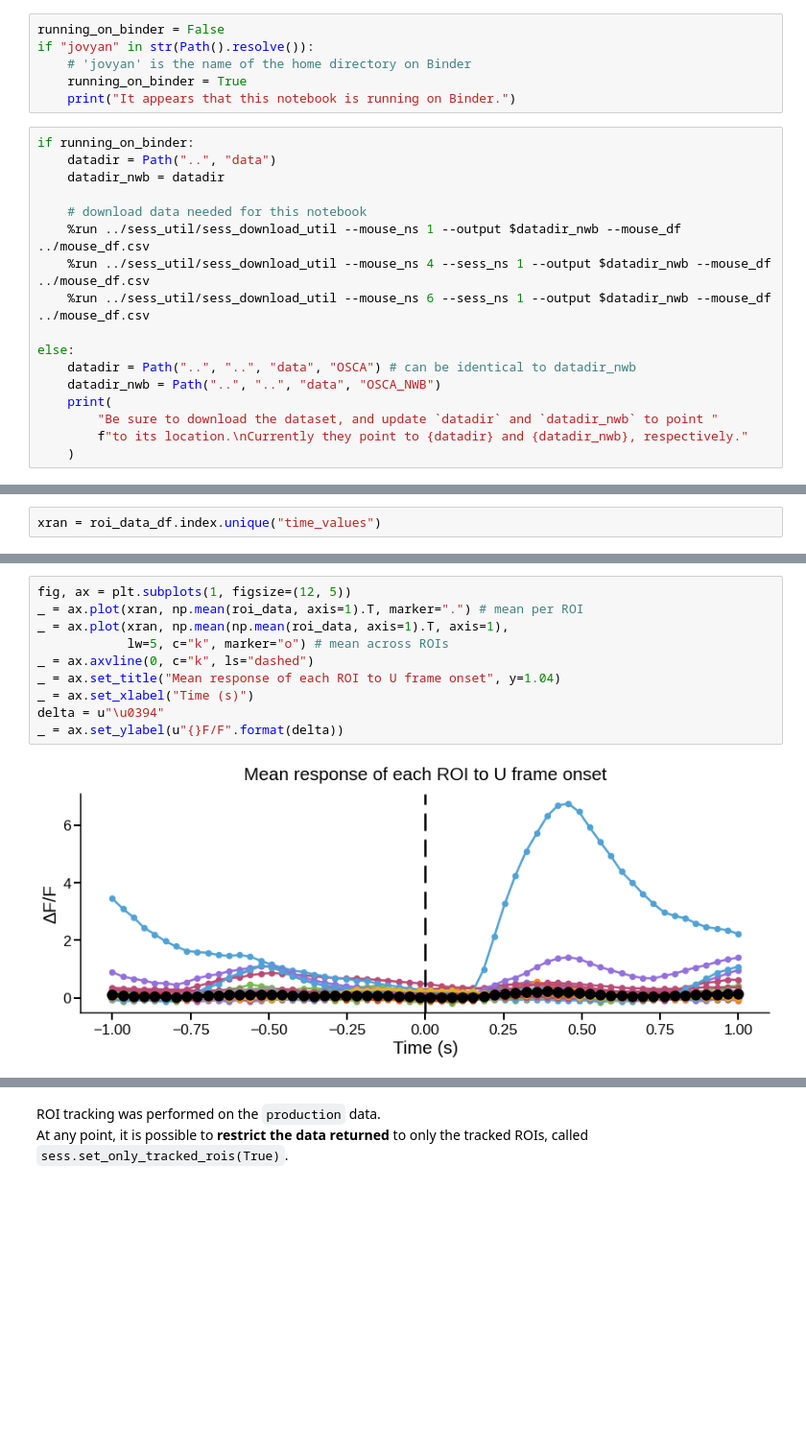
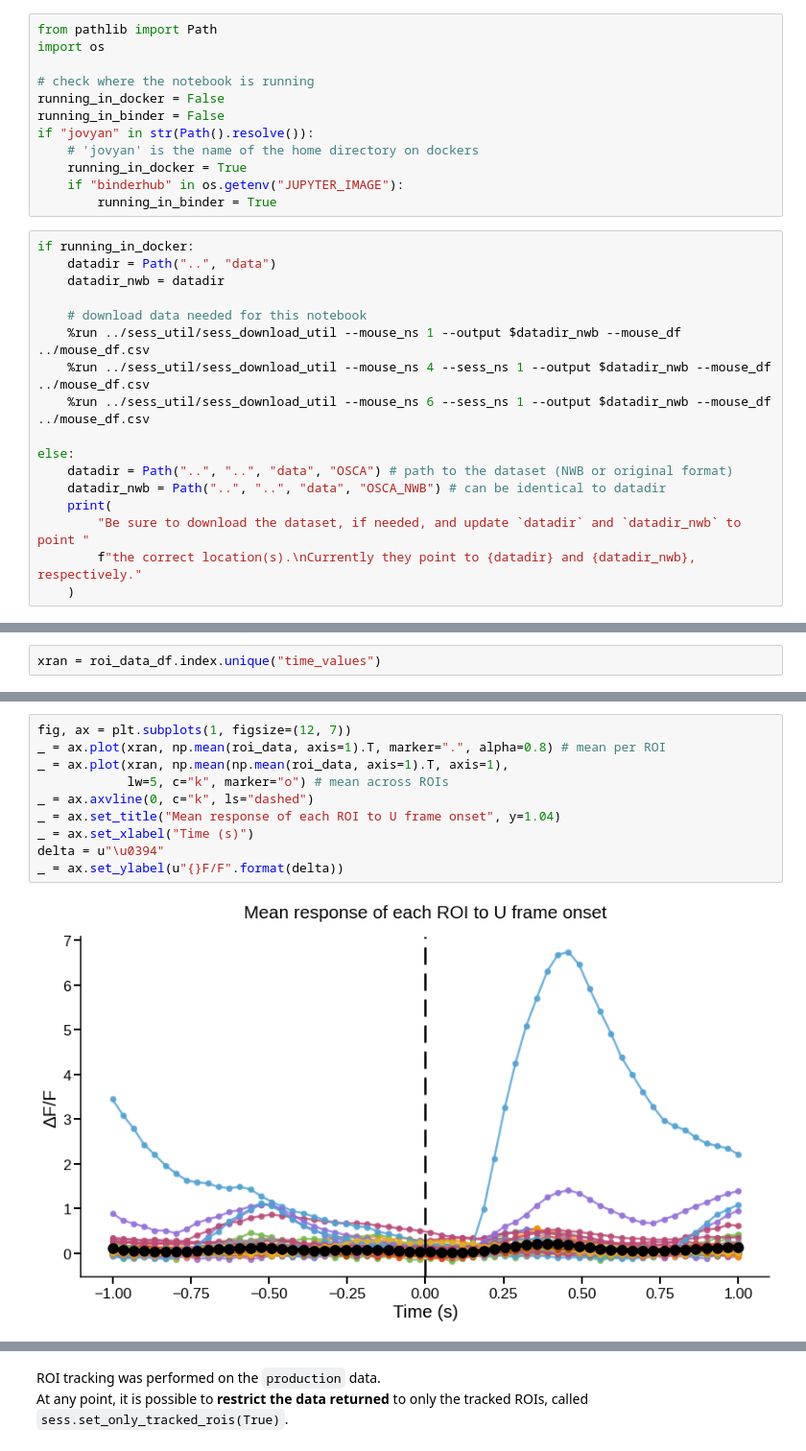
Before and after one commit to colleenjg/OpenScope_CA_Analysis, a Jupyter notebook: examples/session_demonstration_script.ipynb, the cells around one changed output, grey strips where cells are left out. Shown at 96% size. Drawn from its saved outputs; the diff is of its cells as text; blank space fills up the shorter version.

Commit message:
Updates to the notebooks to differentiate use in Binder versus a docker generally.

```diff
--- a/examples/session_demonstration_script.ipynb
+++ b/examples/session_demonstration_script.ipynb
@@ -40,11 +43,17 @@ If the notebook is running on Binder, the dataset is downloaded in NWB format fr
 # %%
-running_on_binder = False
+from pathlib import Path
+import os
+
+# check where the notebook is running
+running_in_docker = False
+running_in_binder = False
 if "jovyan" in str(Path().resolve()):
-    # 'jovyan' is the name of the home directory on Binder
-    running_on_binder = True
-    print("It appears that this notebook is running on Binder.")
+    # 'jovyan' is the name of the home directory on dockers
+    running_in_docker = True
+    if "binderhub" in os.getenv("JUPYTER_IMAGE"):
+        running_in_binder = True
 # %%
-if running_on_binder:
+if running_in_docker:
     datadir = Path("..", "data")
     datadir_nwb = datadir
 
@@ -54,10 +63,10 @@ if running_on_binder:
     %run ../sess_util/sess_download_util --mouse_ns 6 --sess_ns 1 --output $datadir_nwb --mouse_df ../mouse_df.csv
 
 else:
-    datadir = Path("..", "..", "data", "OSCA") # can be identical to datadir_nwb
-    datadir_nwb = Path("..", "..", "data", "OSCA_NWB")
+    datadir = Path("..", "..", "data", "OSCA") # path to the dataset (NWB or original format)
+    datadir_nwb = Path("..", "..", "data", "OSCA_NWB") # can be identical to datadir
     print(
-        "Be sure to download the dataset, and update `datadir` and `datadir_nwb` to point "
-        f"to its location.\nCurrently they point to {datadir} and {datadir_nwb}, respectively."
+        "Be sure to download the dataset, if needed, and update `datadir` and `datadir_nwb` to point "
+        f"the correct location(s).\nCurrently they point to {datadir} and {datadir_nwb}, respectively."
     )
 # %% [output]
@@ -298,13 +309,13 @@ Finally, we can plot each ROIs mean activity across sequences, as well as a mean
 # %%
-fig, ax = plt.subplots(1, figsize=(12, 5))
-_ = ax.plot(xran, np.mean(roi_data, axis=1).T, marker=".") # mean per ROI
+fig, ax = plt.subplots(1, figsize=(12, 7))
+_ = ax.plot(xran, np.mean(roi_data, axis=1).T, marker=".", alpha=0.8) # mean per ROI
 _ = ax.plot(xran, np.mean(np.mean(roi_data, axis=1).T, axis=1),
             lw=5, c="k", marker="o") # mean across ROIs
 _ = ax.axvline(0, c="k", ls="dashed")
 _ = ax.set_title("Mean response of each ROI to U frame onset", y=1.04)
 _ = ax.set_xlabel("Time (s)")
 delta = u"\u0394"
 _ = ax.set_ylabel(u"{}F/F".format(delta))
 # %% [output]
-[figure, old version]
+[figure, new version]
 # %% [markdown]
```
Also changed, not shown: parts of 24 cells of this notebook, 3 other files.
